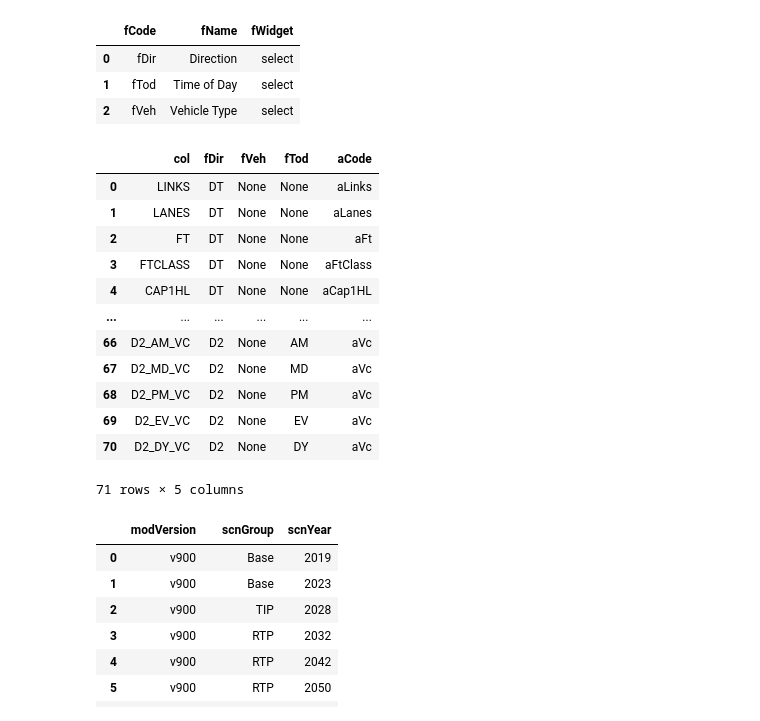
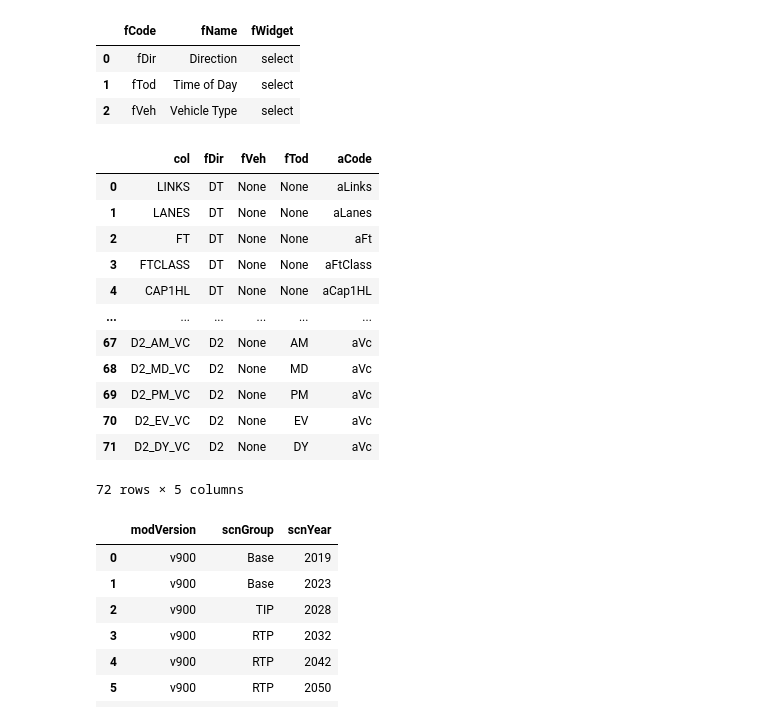
Before and after one commit to WFRCAnalytics/vizTool, a Jupyter notebook: convertsegsumtojson.ipynb, the cells around one changed output. Cells and saved outputs as stored; diff of their text form; code cells hidden in the pictures.

```diff
--- a/convertsegsumtojson.ipynb
+++ b/convertsegsumtojson.ipynb
@@ -53,6 +53,7 @@ dfColKeys = pd.DataFrame([
     ['FT'         ,'DT', None , None, 'aFt'     ],
     ['FTCLASS'    ,'DT', None , None, 'aFtClass'],
     ['CAP1HL'     ,'DT', None , None, 'aCap1HL' ],
+    ['AM_VOL'     ,'DT', 'All', 'AM', 'aVol'    ],
     ['MD_VOL'     ,'DT', 'All', 'MD', 'aVol'    ],
     ['PM_VOL'     ,'DT', 'All', 'PM', 'aVol'    ],
     ['EV_VOL'     ,'DT', 'All', 'EV', 'aVol'    ],
@@ -106,39 +107,39 @@ dfColKeys = pd.DataFrame([
     ['D2_PM_SPD'  ,'D2', None , 'PM', 'aSpd'    ],
     ['D2_EV_SPD'  ,'D2', None , 'EV', 'aSpd'    ],
     ['D2_DY_SPD'  ,'D2', None , 'DY', 'aSpd'    ],
     # calculated in this notebook - TO BE REPLACED BY VOYAGER CODE IN FUTURE
     ['AM_VC'      ,'DT', None , 'AM', 'aVc'     ],
     ['MD_VC'      ,'DT', None , 'MD', 'aVc'     ],
     ['PM_VC'      ,'DT', None , 'PM', 'aVc'     ],
     ['EV_VC'      ,'DT', None , 'EV', 'aVc'     ],
     ['DY_VC'      ,'DT', None , 'DY', 'aVc'     ],
     ['D1_AM_VC'   ,'D1', None , 'AM', 'aVc'     ],
     ['D1_MD_VC'   ,'D1', None , 'MD', 'aVc'     ],
     ['D1_PM_VC'   ,'D1', None , 'PM', 'aVc'     ],
     ['D1_EV_VC'   ,'D1', None , 'EV', 'aVc'     ],
     ['D1_DY_VC'   ,'D1', None , 'DY', 'aVc'     ],
     ['D2_AM_VC'   ,'D2', None , 'AM', 'aVc'     ],
     ['D2_MD_VC'   ,'D2', None , 'MD', 'aVc'     ],
     ['D2_PM_VC'   ,'D2', None , 'PM', 'aVc'     ],
     ['D2_EV_VC'   ,'D2', None , 'EV', 'aVc'     ],
     ['D2_DY_VC'   ,'D2', None , 'DY', 'aVc'     ]
 ], columns=('col','fDir','fVeh','fTod','aCode'))
 
 dfColKeys
 # %% [output]
 |  | col | fDir | fVeh | fTod | aCode |
 | 0 | LINKS | DT | None | None | aLinks |
 | 1 | LANES | DT | None | None | aLanes |
 | 2 | FT | DT | None | None | aFt |
 | 3 | FTCLASS | DT | None | None | aFtClass |
 | 4 | CAP1HL | DT | None | None | aCap1HL |
 | ... | ... | ... | ... | ... | ... |
-| 66 | D2_AM_VC | D2 | None | AM | aVc |
-| 67 | D2_MD_VC | D2 | None | MD | aVc |
-| 68 | D2_PM_VC | D2 | None | PM | aVc |
-| 69 | D2_EV_VC | D2 | None | EV | aVc |
-| 70 | D2_DY_VC | D2 | None | DY | aVc |
+| 67 | D2_AM_VC | D2 | None | AM | aVc |
+| 68 | D2_MD_VC | D2 | None | MD | aVc |
+| 69 | D2_PM_VC | D2 | None | PM | aVc |
+| 70 | D2_EV_VC | D2 | None | EV | aVc |
+| 71 | D2_DY_VC | D2 | None | DY | aVc |
-71 rows × 5 columns
+72 rows × 5 columns
 # %%
 dfScn = pd.read_json(scnJson)
 dfScn = dfScn[['modVersion','scnGroup','scnYear']]
```
Also changed, not shown: parts of 4 cells of this notebook, 18 other files.
